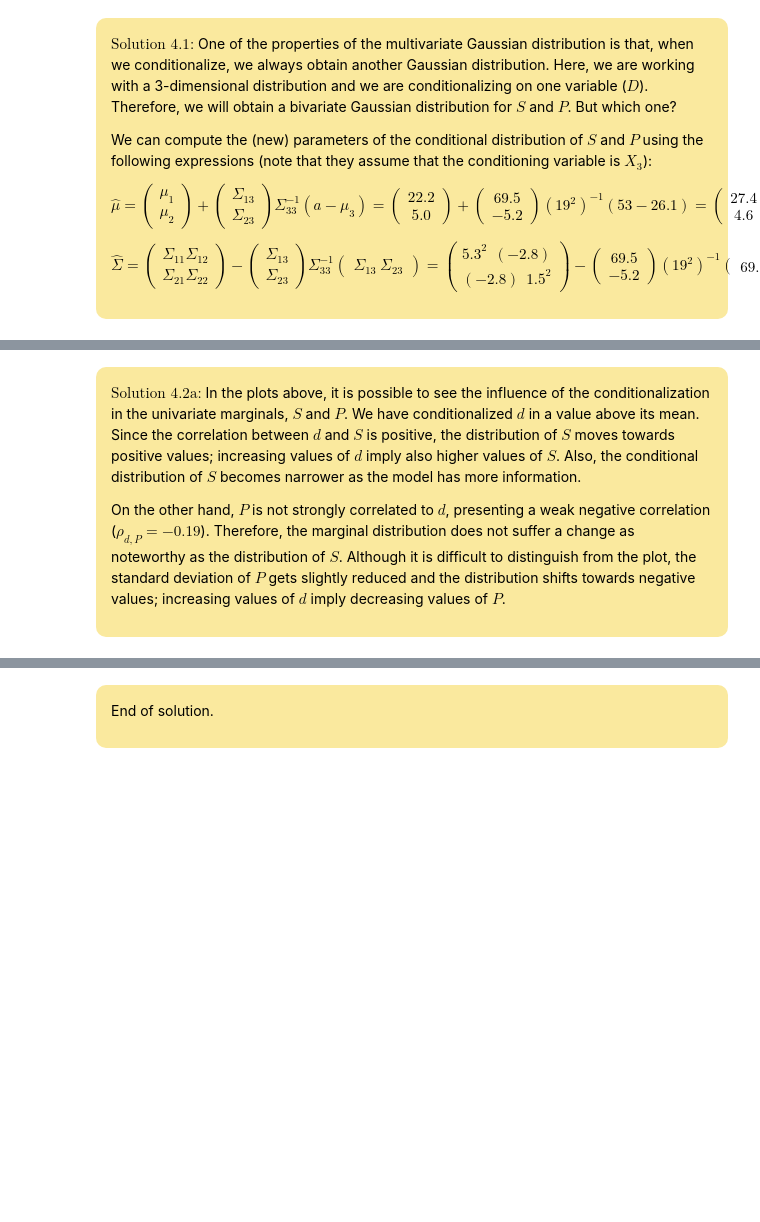
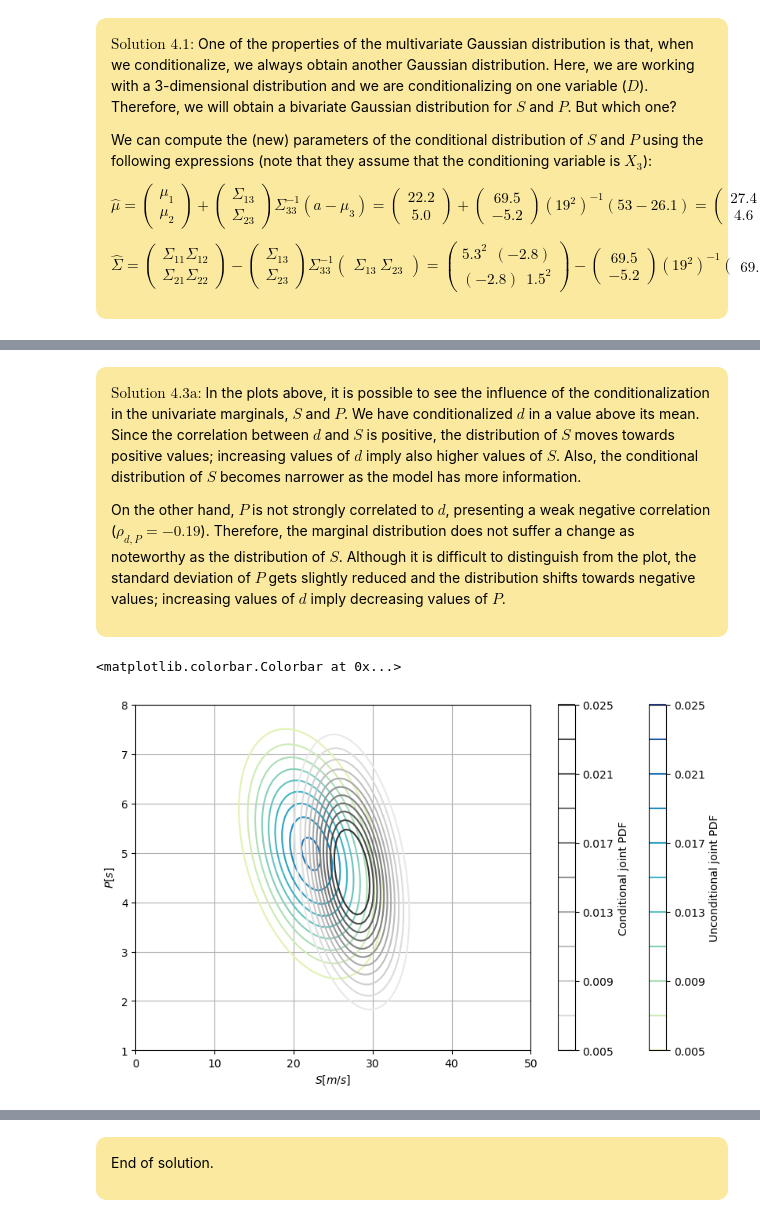
Before and after one commit to MUDE-2025/GA1.5, a Jupyter notebook: ipynb_template.ipynb, the cells around one changed output, grey strips where cells are left out. Saved outputs shown, nothing was run; the diff lists cells and outputs as text; code cells hidden in the pictures; blank space fills up the shorter version.

```diff
--- a/ipynb_template.ipynb
+++ b/ipynb_template.ipynb
@@ -362,7 +405,7 @@ ax[1].legend()
 # %% [markdown]
 <div style="background-color:#FAE99E; color: black; vertical-align: middle; padding:15px; margin: 10px; border-radius: 10px; width: 90%">
 
-$\text{Solution 4.2a:}$
+$\text{Solution 4.3a:}$
 In the plots above, it is possible to see the influence of the conditionalization in the univariate marginals, $S$ and $P$. We have conditionalized $d$ in a value above its mean. Since the correlation between $d$ and $S$ is positive, the distribution of $S$ moves towards positive values; increasing values of $d$ imply also higher values of $S$. Also, the conditional distribution of $S$ becomes narrower as the model has more information.
 
 On the other hand, $P$ is not strongly correlated to $d$, presenting a weak negative correlation ($\rho_{d,P}=-0.19$). Therefore, the marginal distribution does not suffer a change as noteworthy as the distribution of $S$. Although it is difficult to distinguish from the plot, the standard deviation of $P$ gets slightly reduced and the distribution shifts towards negative values; increasing values of $d$ imply decreasing values of $P$.
@@ -370,32 +413,35 @@ On the other hand, $P$ is not strongly correlated to $d$, presenting a weak nega
 # %%
 # Compare the joint conditional and unconditional distribution
 
 # Define the mesh of values where we want to evaluate the random variables
 #already done in previous cell
 
 # Define the grid
 X1,X2 = np.meshgrid(values_S,values_P)
-X = np.stack((X1.flatten(), X2.flatten())).T
+X = np.array([np.concatenate(X1.T), np.concatenate(X2.T)]).T
 
 # Evaluate the CDF
 Z_uncond = multivariate_normal(mean=[mu[0], mu[2]], cov=[[sigma[0][0], sigma[0][2]],[sigma[2][0], sigma[2][2]]]).pdf(X)
 Z_cond = multivariate_normal(mean=cond_mu_vector, cov=cond_sigma_matrix).pdf(X)
 
 # Create contours plot
-levels = np.linspace(0.005, 0.025, 5)
+levels = np.linspace(0.005, 0.025, 11)
 fig = plt.figure(figsize=(8,5), layout= 'constrained')
 ax = fig.add_subplot(111)
-contours = ax.contour(X1, X2, Z_uncond.reshape(X1.shape), levels=levels, cmap='YlGnBu', vmin=0, vmax = 0.03)
-ax.clabel(contours, fontsize=6)
-contours2 = ax.contour(X1, X2, Z_cond.reshape(X1.shape), levels=levels, cmap='Greys', vmin=0, vmax = 0.03)
-ax.clabel(contours2, fontsize=8)
+contours = ax.contour(X1, X2, Z_uncond.reshape(X1.shape).T, levels=levels, cmap='YlGnBu', vmin=0, vmax = 0.03)
+# ax.clabel(contours, fontsize=6)
+contours2 = ax.contour(X1, X2, Z_cond.reshape(X1.shape).T, levels=levels, cmap='Greys', vmin=0, vmax = 0.03)
+# ax.clabel(contours2, fontsize=8)
 ax.grid()
 ax.set_xlim([0, 50])
 ax.set_ylim([1,8])
 ax.set_xlabel('${S} [m/s]$')
 ax.set_ylabel('${P} [s]$')
 fig.colorbar(contours, ax=ax, label='Unconditional joint PDF')
 fig.colorbar(contours2, ax=ax, label = 'Conditional joint PDF')
+# %% [output]
+<matplotlib.colorbar.Colorbar at 0x...>
+[figure, added]
 # %% [markdown]
 <div style="background-color:#FAE99E; color: black; vertical-align: middle; padding:15px; margin: 10px; border-radius: 10px; width: 90%">
 
```
Also changed, not shown: parts of 12 cells of this notebook.
